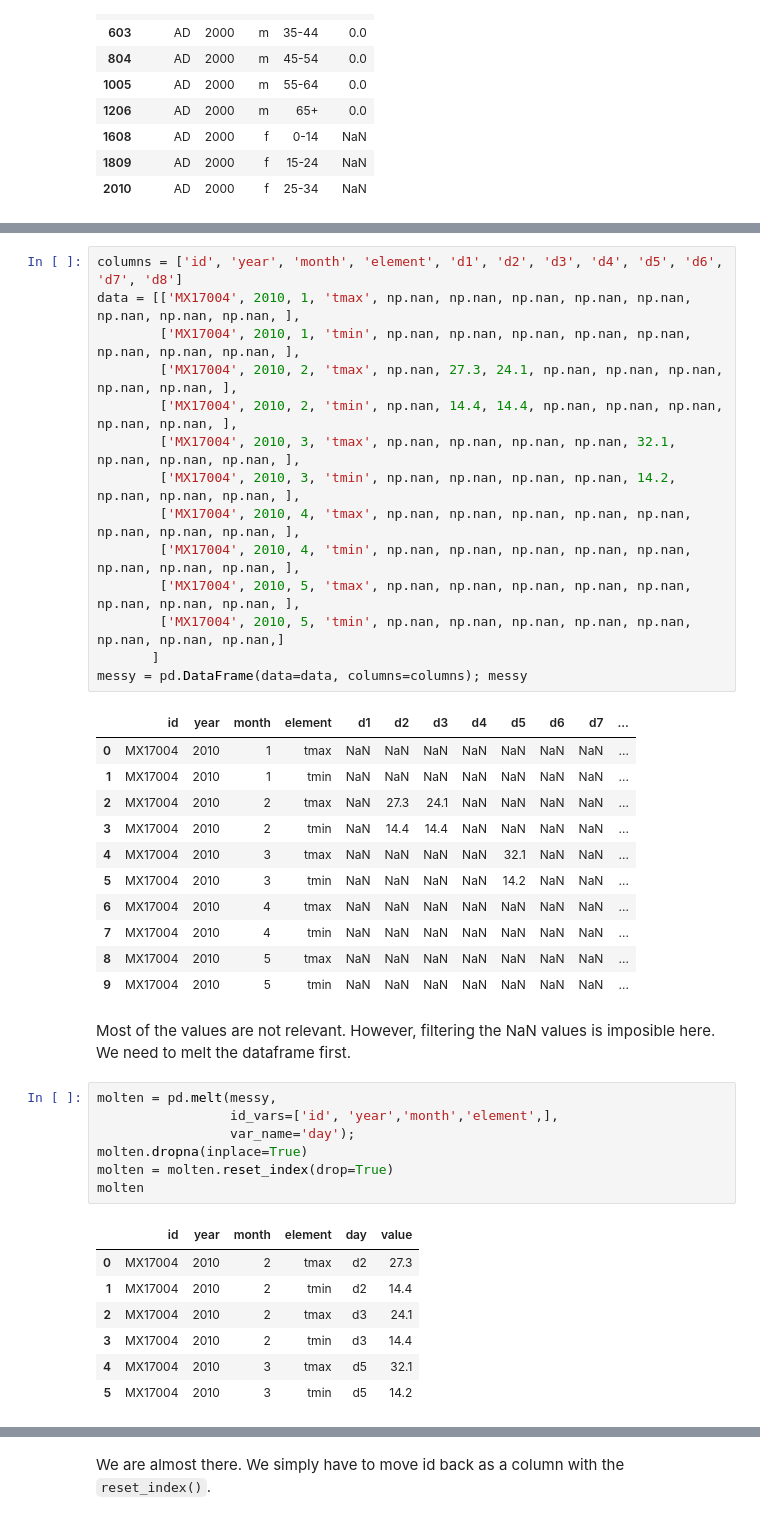
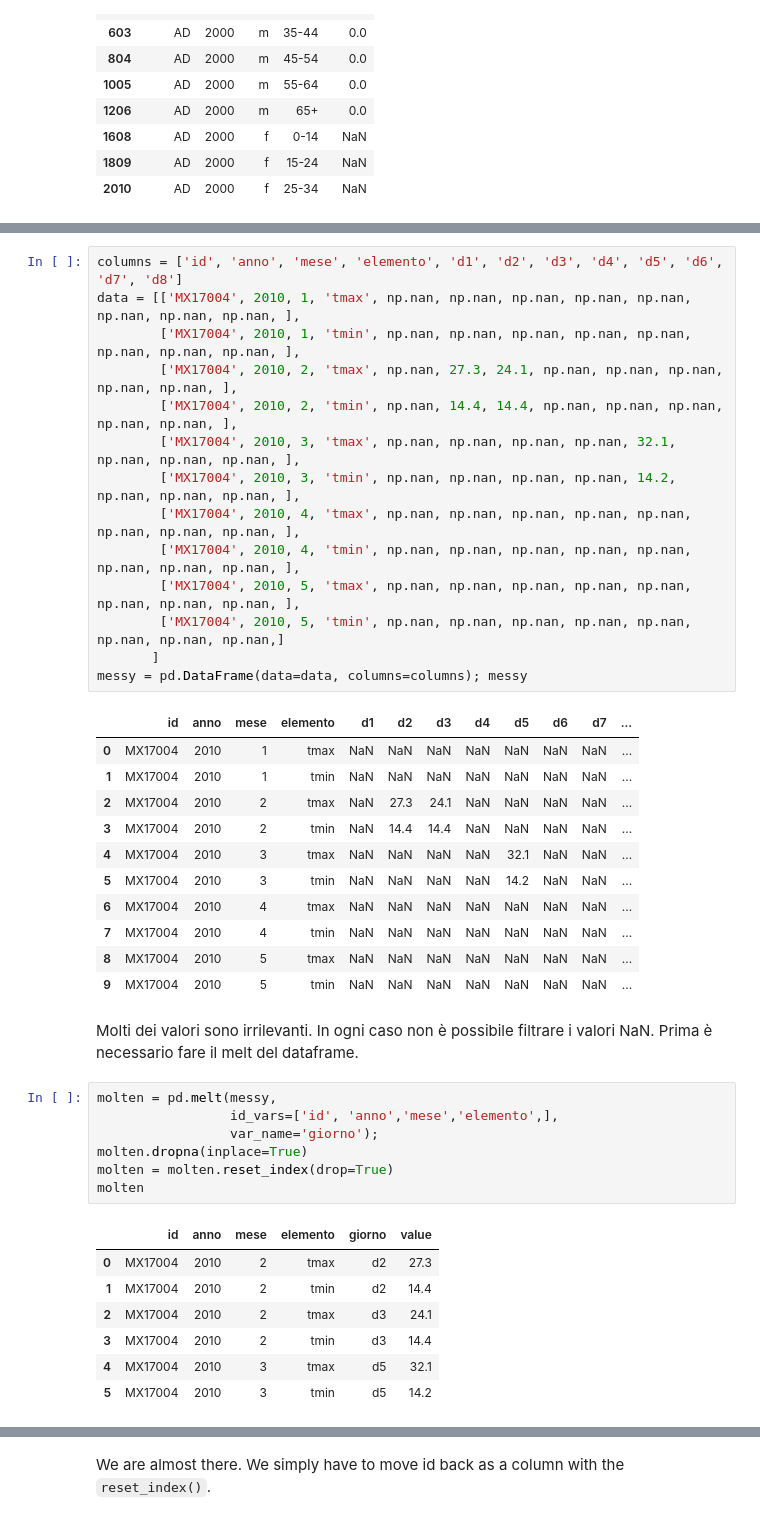
Before and after one commit to aborruso/Tidy-Data, a Jupyter notebook: Tidy-Data.ipynb, the cells around one changed output, grey strips where cells are left out. Cells and saved outputs as stored; diff of their text form.

```diff
--- a/Tidy-Data.ipynb
+++ b/Tidy-Data.ipynb
@@ -302,5 +305,5 @@ This example is really tricky.  Let's first create the dataframe.  This time, I
 # %%
-columns = ['id', 'year', 'month', 'element', 'd1', 'd2', 'd3', 'd4', 'd5', 'd6', 'd7', 'd8']
+columns = ['id', 'anno', 'mese', 'elemento', 'd1', 'd2', 'd3', 'd4', 'd5', 'd6', 'd7', 'd8']
 data = [['MX17004', 2010, 1, 'tmax', np.nan, np.nan, np.nan, np.nan, np.nan, np.nan, np.nan, np.nan, ],
         ['MX17004', 2010, 1, 'tmin', np.nan, np.nan, np.nan, np.nan, np.nan, np.nan, np.nan, np.nan, ],
         ['MX17004', 2010, 2, 'tmax', np.nan, 27.3, 24.1, np.nan, np.nan, np.nan, np.nan, np.nan, ],
@@ -314,7 +317,7 @@ data = [['MX17004', 2010, 1, 'tmax', np.nan, np.nan, np.nan, np.nan, np.nan, np.
        ]
 messy = pd.DataFrame(data=data, columns=columns); messy
 # %% [output]
-|  | id | year | month | element | d1 | d2 | d3 | d4 | d5 | d6 | d7 | ... |
+|  | id | anno | mese | elemento | d1 | d2 | d3 | d4 | d5 | d6 | d7 | ... |
 | 0 | MX17004 | 2010 | 1 | tmax | NaN | NaN | NaN | NaN | NaN | NaN | NaN | ... |
 | 1 | MX17004 | 2010 | 1 | tmin | NaN | NaN | NaN | NaN | NaN | NaN | NaN | ... |
 | 2 | MX17004 | 2010 | 2 | tmax | NaN | 27.3 | 24.1 | NaN | NaN | NaN | NaN | ... |
@@ -325,17 +328,17 @@ messy = pd.DataFrame(data=data, columns=columns); messy
 | 7 | MX17004 | 2010 | 4 | tmin | NaN | NaN | NaN | NaN | NaN | NaN | NaN | ... |
 | 8 | MX17004 | 2010 | 5 | tmax | NaN | NaN | NaN | NaN | NaN | NaN | NaN | ... |
 | 9 | MX17004 | 2010 | 5 | tmin | NaN | NaN | NaN | NaN | NaN | NaN | NaN | ... |
-# %% [markdown]
-Most of the values are not relevant.  However, filtering the NaN values is imposible here.  We need to melt the dataframe first.
+# %% [markdown]
+Molti dei valori sono irrilevanti. In ogni caso non è possibile filtrare i valori NaN. Prima è necessario fare il melt del dataframe.
 # %%
 molten = pd.melt(messy,
-                 id_vars=['id', 'year','month','element',],
-                 var_name='day');
+                 id_vars=['id', 'anno','mese','elemento',],
+                 var_name='giorno');
 molten.dropna(inplace=True)
 molten = molten.reset_index(drop=True)
 molten
 # %% [output]
-|  | id | year | month | element | day | value |
+|  | id | anno | mese | elemento | giorno | value |
 | 0 | MX17004 | 2010 | 2 | tmax | d2 | 27.3 |
 | 1 | MX17004 | 2010 | 2 | tmin | d2 | 14.4 |
 | 2 | MX17004 | 2010 | 2 | tmax | d3 | 24.1 |
```
Also changed, not shown: parts of 25 cells of this notebook, 1 other file.
